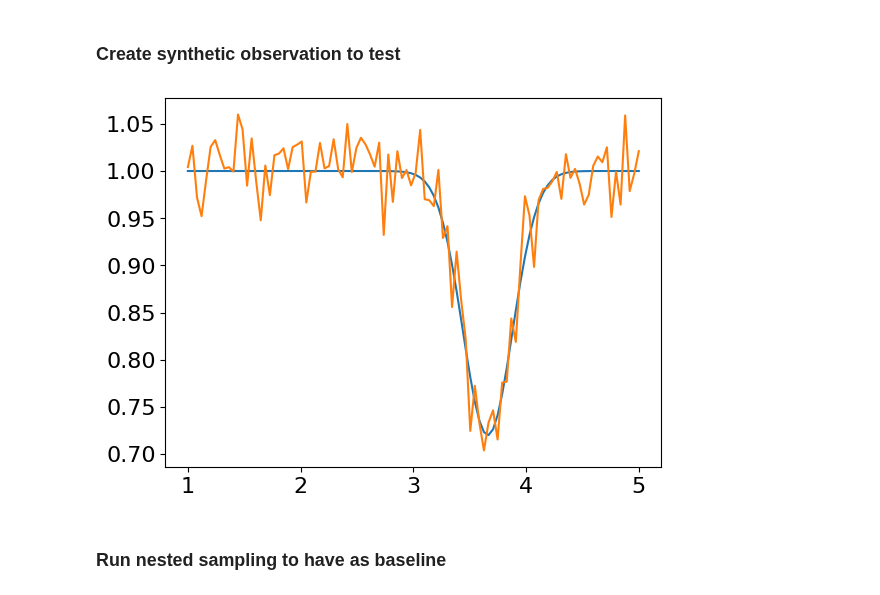
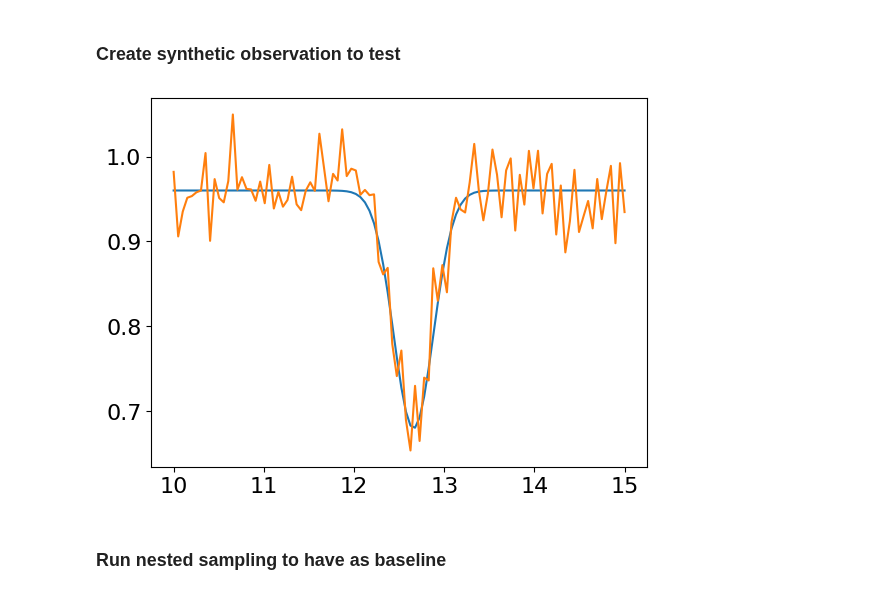
Before and after one commit to franciscoardevolmartinez/FlopPITy, a Jupyter notebook: examples/Example.ipynb, the cells around one changed output. Drawn from its saved outputs; the diff is of its cells as text; code cells hidden in the pictures.

```diff
--- a/examples/Example.ipynb
+++ b/examples/Example.ipynb
@@ -44,17 +44,17 @@ def simulator(obs, pars, thread=0):
 # %% [markdown]
 ### Create synthetic observation to test
 # %%
-wvl = np.linspace(1,5,100)
-f = gaussian(wvl, [3.66], [0.22], [0.28])
+wvl = np.linspace(10,15,100)
+f = gaussian(wvl, [12.66], [0.22], [0.28])-0.04
 noise=0.03*np.random.standard_normal(len(wvl))
 plt.plot(wvl, f)
 plt.plot(wvl, f+noise)
 
 synthobs = helpers.create_obs_file(wvl, f+noise, 0.03*np.ones_like(f))
 
-np.savetxt("../src/floppity/data/obs_3.66_0.22_0.28.txt", synthobs)
+np.savetxt("../src/floppity/data/obs_3", synthobs)
 # %% [output]
-[figure, old version]
+[figure, new version]
 # %% [markdown]
 ### Run nested sampling to have as baseline
 # %%
```
Also changed, not shown: parts of 5 cells of this notebook, 2 other files.
